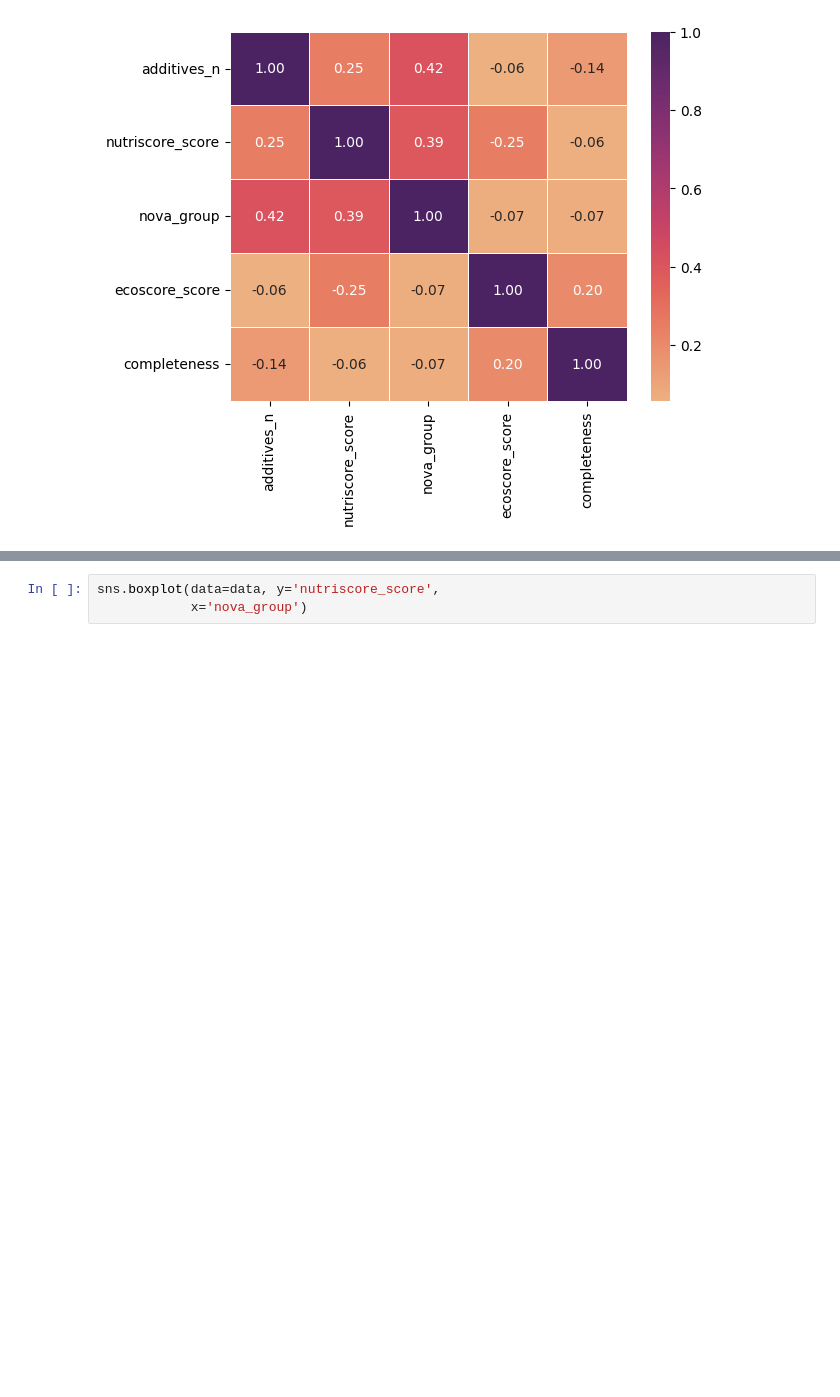
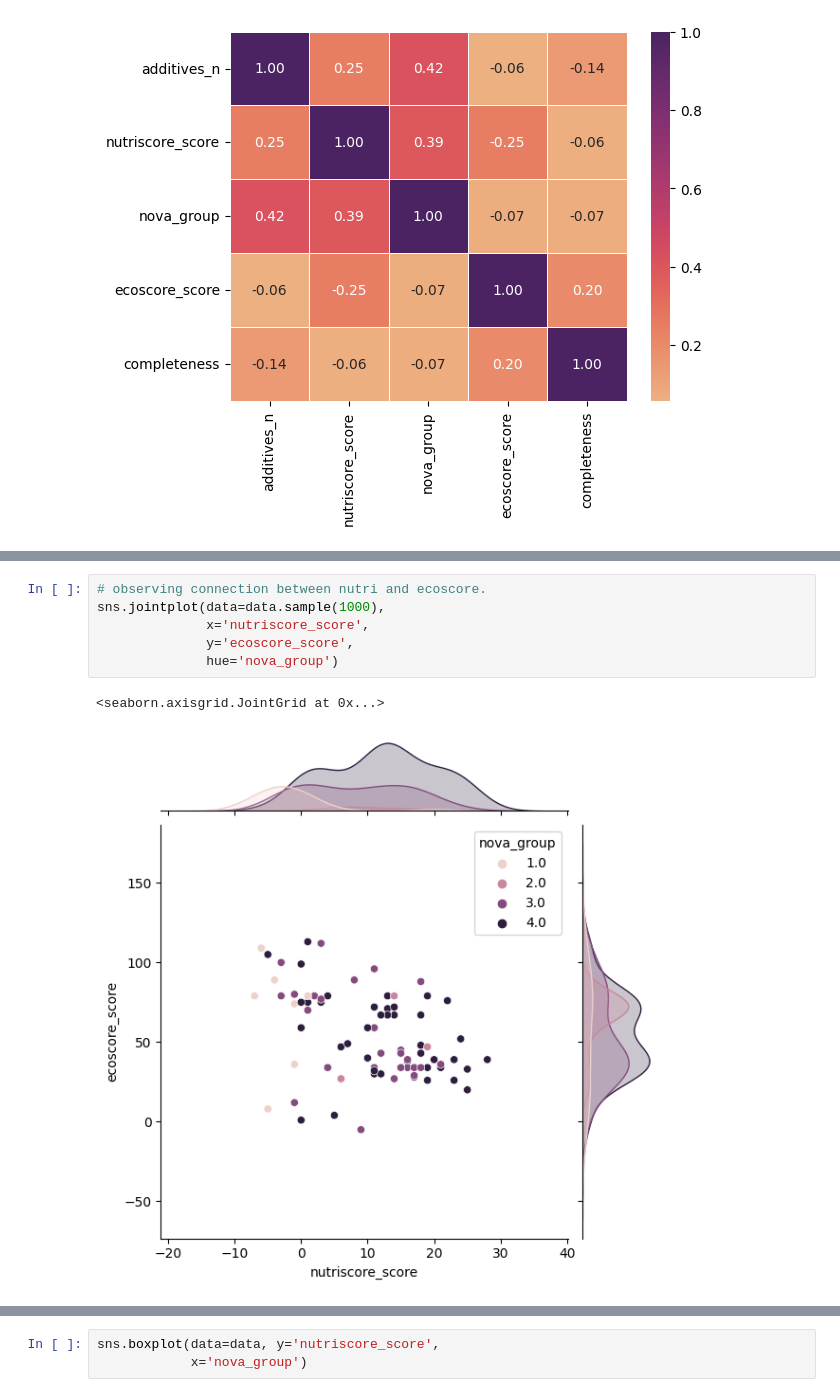
Before and after one commit to JulienfLeBoucher/OC_food_application, a Jupyter notebook: cleaning_notebook.ipynb, the cells around one changed output, grey strips where cells are left out. Saved outputs shown, nothing was run; the diff lists cells and outputs as text; blank space fills up the shorter version.

Commit message:
explored nutrients and food groups

```diff
--- a/cleaning_notebook.ipynb
+++ b/cleaning_notebook.ipynb
@@ -739,4 +768,13 @@ sns.displot(data=data,
 # %% [output]
 <seaborn.axisgrid.FacetGrid at 0x...>
 [figure]
+# %%
+# observing connection between nutri and ecoscore.
+sns.jointplot(data=data.sample(1000),
+              x='nutriscore_score',
+              y='ecoscore_score',
+              hue='nova_group')
+# %% [output]
+<seaborn.axisgrid.JointGrid at 0x...>
+[figure, added]
 # %%
```
Also changed, not shown: parts of 44 cells of this notebook, 2 other files.
